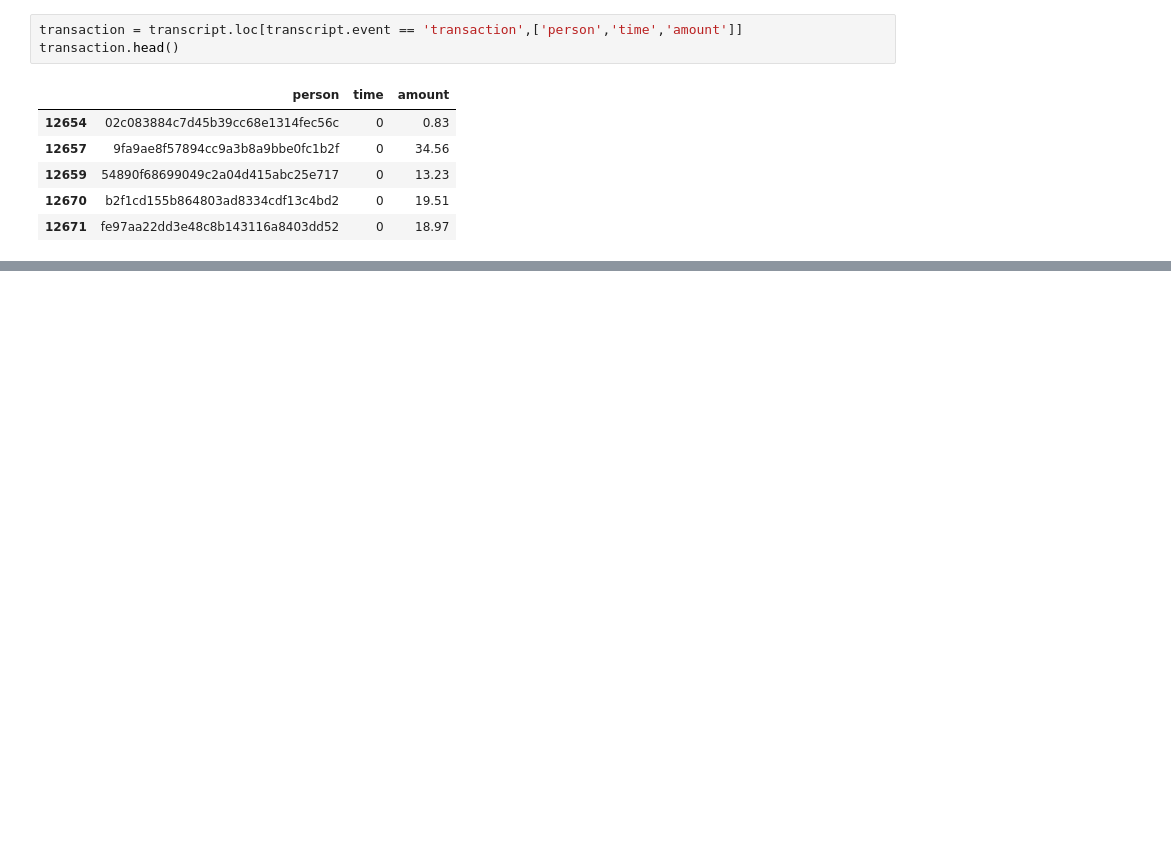
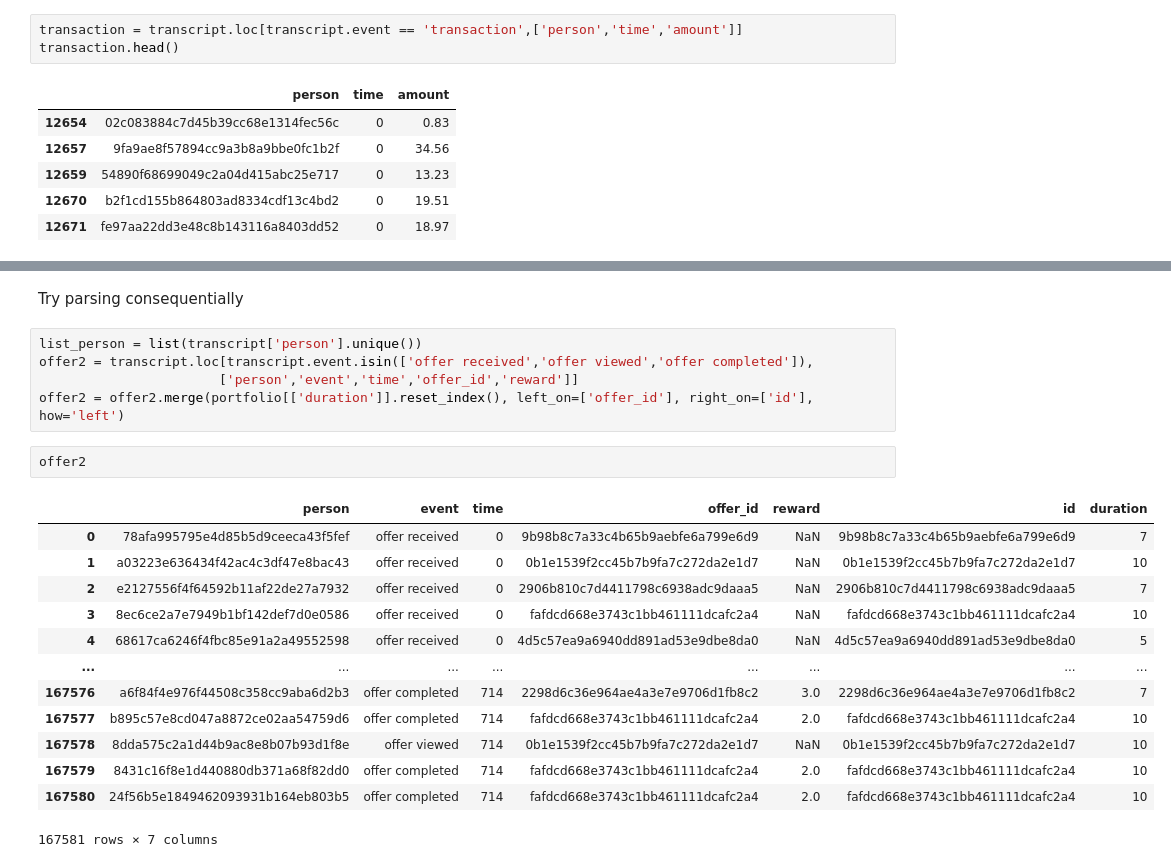
Before and after one commit to Sawy89/dsnd_starbucks_capstone, a Jupyter notebook: Starbucks_Capstone_notebook.ipynb, the cells around one changed output, grey strips where cells are left out. Drawn from its saved outputs; the diff is of its cells as text; blank space fills up the shorter version.

```diff
--- a/Starbucks_Capstone_notebook.ipynb
+++ b/Starbucks_Capstone_notebook.ipynb
@@ -257,0 +292,23 @@ transaction.head()
+# %% [markdown]
+Try parsing consequentially
+# %%
+list_person = list(transcript['person'].unique())
+offer2 = transcript.loc[transcript.event.isin(['offer received','offer viewed','offer completed']),
+                       ['person','event','time','offer_id','reward']]
+offer2 = offer2.merge(portfolio[['duration']].reset_index(), left_on=['offer_id'], right_on=['id'], how='left')
+# %%
+offer2
+# %% [output]
+|  | person | event | time | offer_id | reward | id | duration |
+| 0 | 78afa995795e4d85b5d9ceeca43f5fef | offer received | 0 | 9b98b8c7a33c4b65b9aebfe6a799e6d9 | NaN | 9b98b8c7a33c4b65b9aebfe6a799e6d9 | 7 |
+| 1 | a03223e636434f42ac4c3df47e8bac43 | offer received | 0 | 0b1e1539f2cc45b7b9fa7c272da2e1d7 | NaN | 0b1e1539f2cc45b7b9fa7c272da2e1d7 | 10 |
+| 2 | e2127556f4f64592b11af22de27a7932 | offer received | 0 | 2906b810c7d4411798c6938adc9daaa5 | NaN | 2906b810c7d4411798c6938adc9daaa5 | 7 |
+| 3 | 8ec6ce2a7e7949b1bf142def7d0e0586 | offer received | 0 | fafdcd668e3743c1bb461111dcafc2a4 | NaN | fafdcd668e3743c1bb461111dcafc2a4 | 10 |
+| 4 | 68617ca6246f4fbc85e91a2a49552598 | offer received | 0 | 4d5c57ea9a6940dd891ad53e9dbe8da0 | NaN | 4d5c57ea9a6940dd891ad53e9dbe8da0 | 5 |
+| ... | ... | ... | ... | ... | ... | ... | ... |
+| 167576 | a6f84f4e976f44508c358cc9aba6d2b3 | offer completed | 714 | 2298d6c36e964ae4a3e7e9706d1fb8c2 | 3.0 | 2298d6c36e964ae4a3e7e9706d1fb8c2 | 7 |
+| 167577 | b895c57e8cd047a8872ce02aa54759d6 | offer completed | 714 | fafdcd668e3743c1bb461111dcafc2a4 | 2.0 | fafdcd668e3743c1bb461111dcafc2a4 | 10 |
+| 167578 | 8dda575c2a1d44b9ac8e8b07b93d1f8e | offer viewed | 714 | 0b1e1539f2cc45b7b9fa7c272da2e1d7 | NaN | 0b1e1539f2cc45b7b9fa7c272da2e1d7 | 10 |
+| 167579 | 8431c16f8e1d440880db371a68f82dd0 | offer completed | 714 | fafdcd668e3743c1bb461111dcafc2a4 | 2.0 | fafdcd668e3743c1bb461111dcafc2a4 | 10 |
+| 167580 | 24f56b5e1849462093931b164eb803b5 | offer completed | 714 | fafdcd668e3743c1bb461111dcafc2a4 | 2.0 | fafdcd668e3743c1bb461111dcafc2a4 | 10 |
+167581 rows × 7 columns
```
Also changed, not shown: parts of 14 cells of this notebook.
